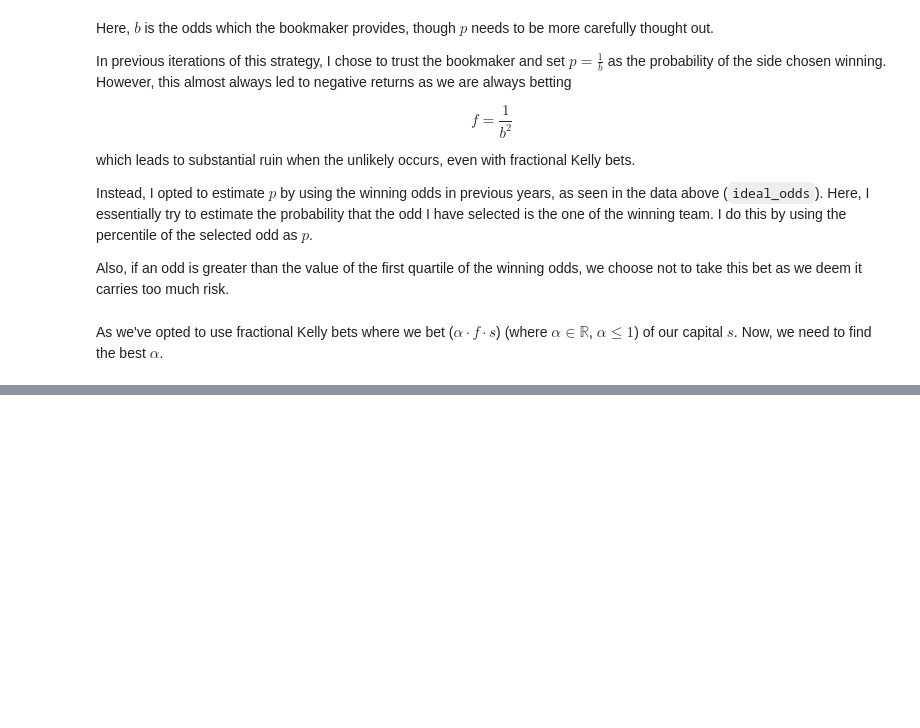
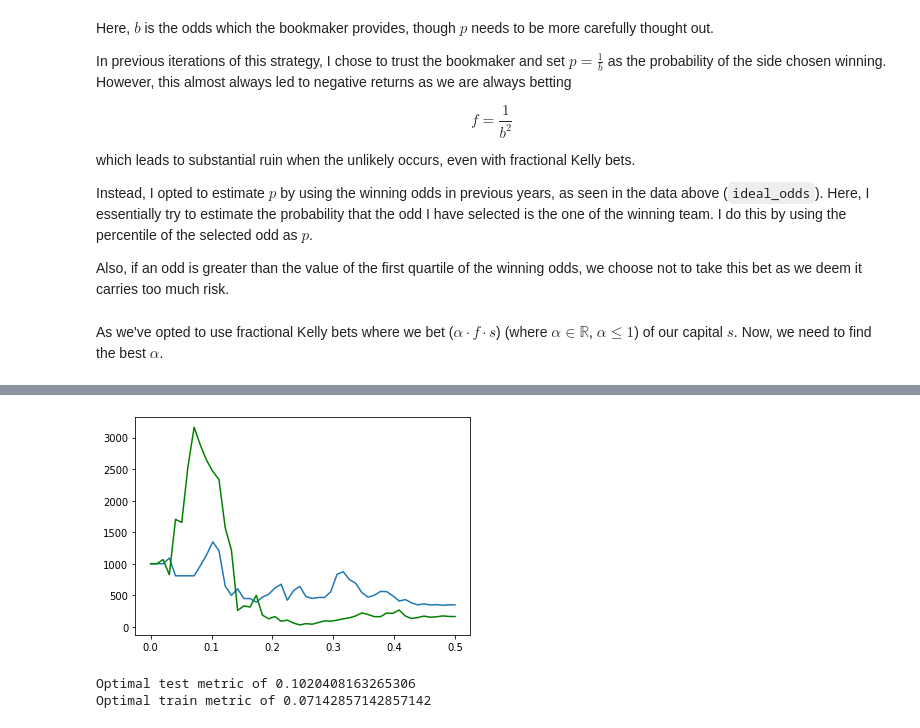
Before and after one commit to nerrma/betting-backtest, a Jupyter notebook: kelly_backtest.ipynb, the cells around one changed output, grey strips where cells are left out. Cells and saved outputs as stored; diff of their text form; code cells hidden in the pictures; blank space fills up the shorter version.

```diff
--- a/kelly_backtest.ipynb
+++ b/kelly_backtest.ipynb
@@ -205,0 +217,22 @@ This strategy had a winning rate of 82.35%
+# %%
+def find_metric():
+    metrics = np.linspace(0, 0.5, 50)
+    bals = np.empty(len(metrics))
+
+    for i in range(len(metrics)):
+        bals[i] = run_kelly(df, 1, False, metric=np.quantile(ideal_odds, metrics[i]))
+
+    plt.plot(metrics, bals)
+
+    train_bals = np.empty(len(metrics))
+    for i in range(len(metrics)):
+        train_bals[i] = run_kelly(df_train, 1, False, metric=np.quantile(ideal_odds, metrics[i]))
+
+    plt.plot(metrics, train_bals, c='g')
+    plt.show()
+    print(f"Optimal test metric of {metrics[np.argmax(bals)]}")
+    print(f"Optimal train metric of {metrics[np.argmax(train_bals)]}")
+# %% [output]
+[figure, added]
+Optimal test metric of 0.1020408163265306
+Optimal train metric of 0.07142857142857142
```
Also changed, not shown: parts of 10 cells of this notebook, 8 other files.
